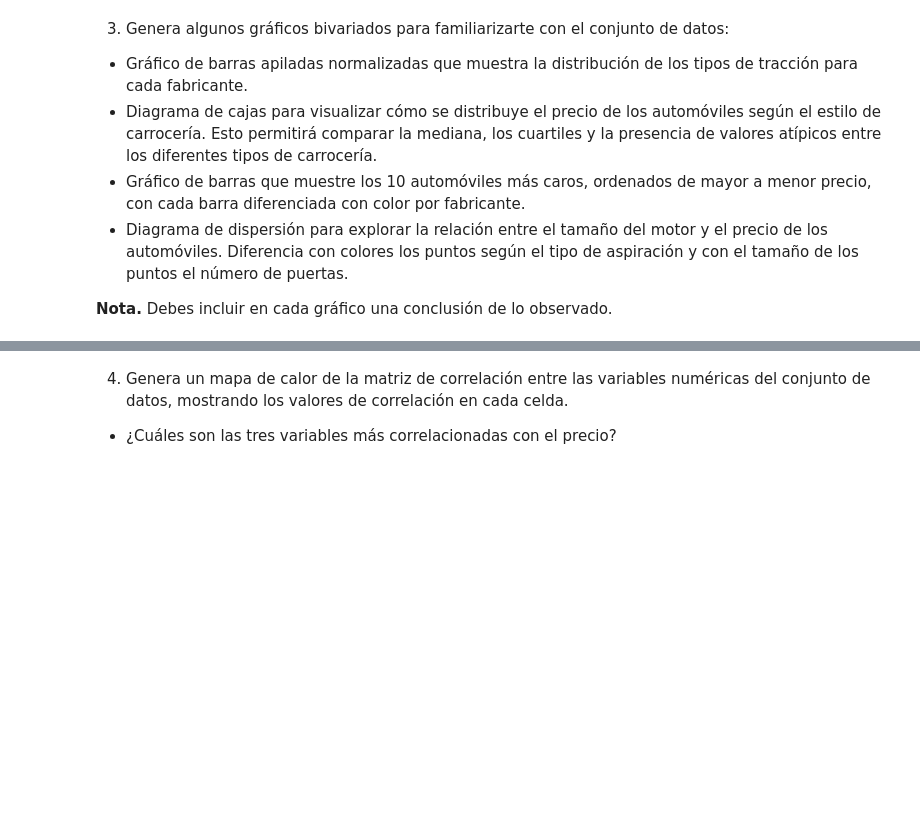
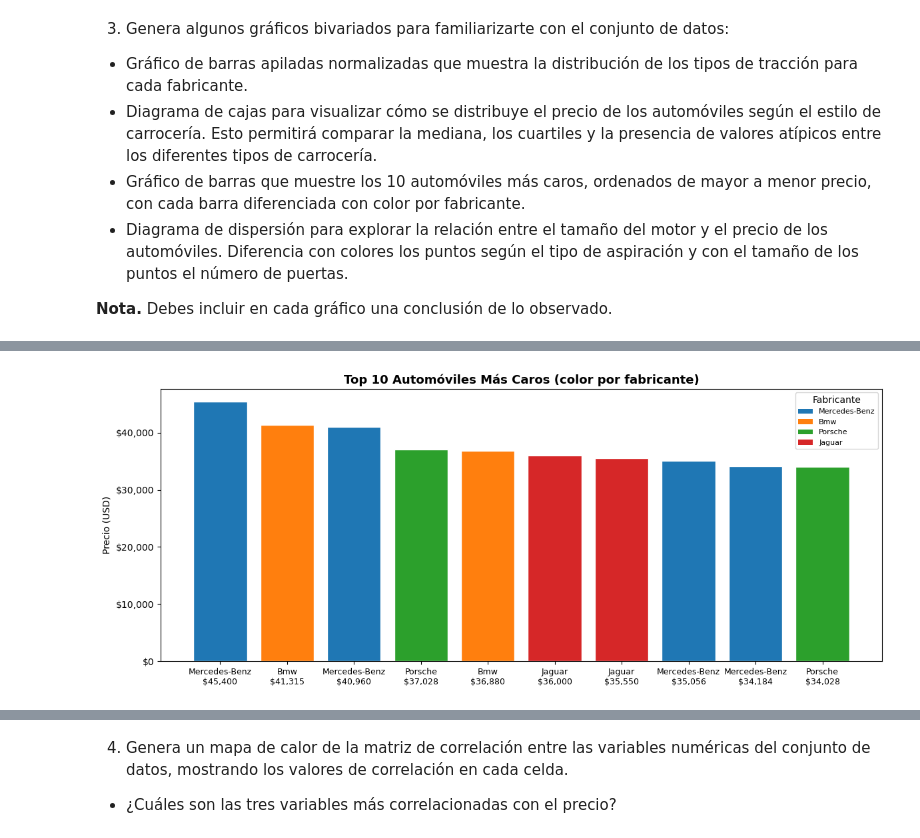
Before and after one commit to Dromeroc19/Tec_ENA, a Jupyter notebook: Ciencia y Analitica de Datos/7.1_PCA.ipynb, the cells around one changed output, grey strips where cells are left out. Saved outputs shown, nothing was run; the diff lists cells and outputs as text; code cells hidden in the pictures; blank space fills up the shorter version.

```diff
--- a/Ciencia y Analitica de Datos/7.1_PCA.ipynb
+++ b/Ciencia y Analitica de Datos/7.1_PCA.ipynb
@@ -75,6 +91,12 @@ cat_cols = cars_df.select_dtypes(exclude = np.number).columns
 
 print(f'\nColumnas numéricas: {len(num_cols)}')
 print(f'Columnas categóricas: {len(cat_cols)}')
+
+# Identificar todas las columnas que contienen el símbolo '?'
+cols_con_interrogacion = [c for c in cars_df.columns if (cars_df[c] == "?").any()]
+print("Columnas con el símbolo '?':")
+for c in cols_con_interrogacion:
+    print(f"  - {c}: {(cars_df[c] == '?').sum()} registros")
 
 #Reemplazar valores "?" por nan
 cars_df[cat_cols] = cars_df[cat_cols].replace('?', np.nan)
@@ -323,0 +324,22 @@ plt.show()
+# %%
+#Grafica de barra top automóviles mas caros---------
+top10 = cars_df.nlargest(10, 'price')[['make','price']].sort_values('price', ascending=False)
+palette_map = {m: c for m, c in zip(top10['make'].unique(),
+               sns.color_palette('tab10', top10['make'].nunique()))}
+bar_colors = [palette_map[m] for m in top10['make']]
+fig, ax = plt.subplots(figsize=(12, 5))
+ax.bar(range(len(top10)), top10['price'], color=bar_colors, edgecolor='white')
+ax.set_xticks(range(len(top10)))
+ax.set_xticklabels([f"{r['make'].title()}\n${r['price']:,}"
+                    for _, r in top10.iterrows()], fontsize=9)
+ax.set_title('Top 10 Automóviles Más Caros (color por fabricante)',
+             fontsize = 13, fontweight='bold')
+ax.set_ylabel('Precio (USD)')
+ax.yaxis.set_major_formatter(plt.FuncFormatter(lambda x, _: f'${x:,.0f}'))
+from matplotlib.patches import Patch
+ax.legend(handles=[Patch(facecolor=c, label=m.title())
+                   for m, c in palette_map.items()],
+          title='Fabricante', loc='upper right', fontsize=8)
+plt.tight_layout(); plt.show()
+# %% [output]
+[figure, added]
```
Also changed, not shown: parts of 23 cells of this notebook, 7 other files.
